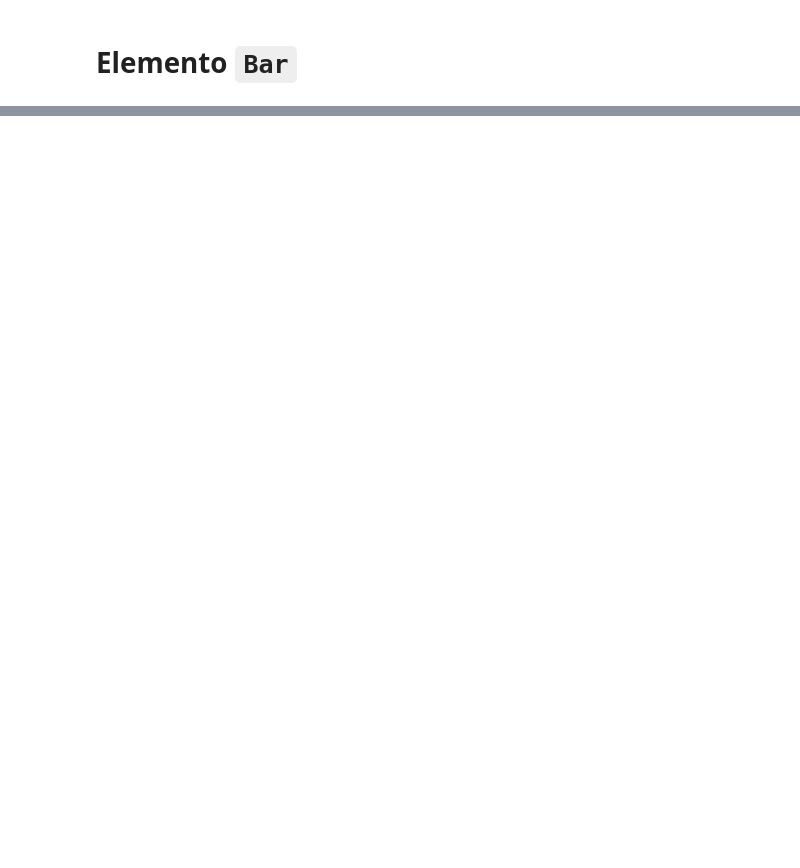
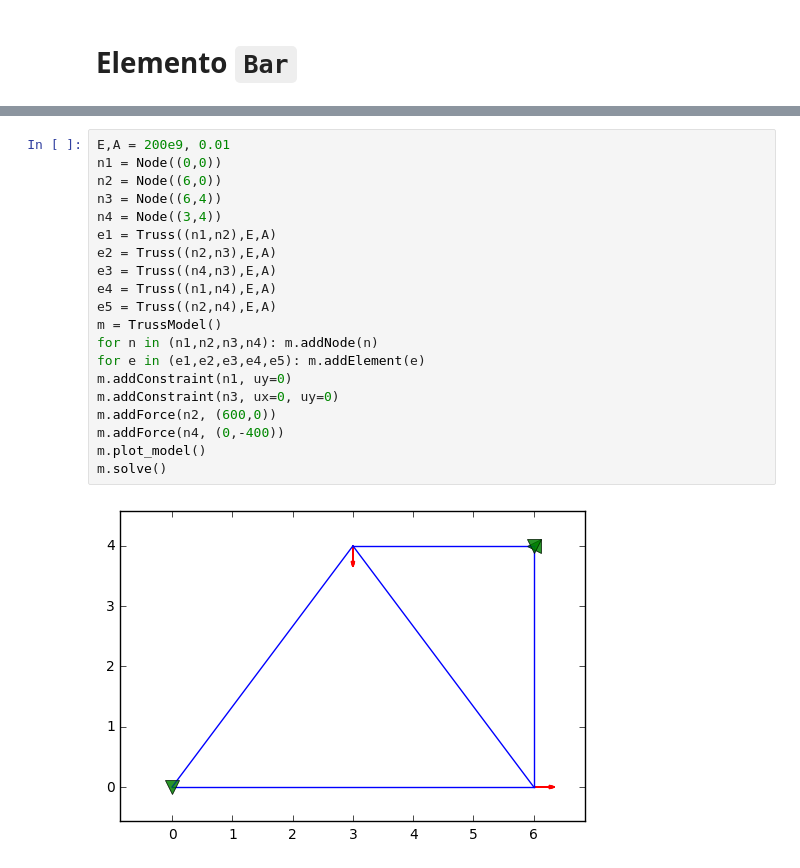
Before and after one commit to JorgeDeLosSantos/nusa, a Jupyter notebook: docs/nusa-info/es/truss-element.ipynb, the cells around one changed output, grey strips where cells are left out. Saved outputs shown, nothing was run; the diff lists cells and outputs as text; blank space fills up the shorter version.

```diff
--- a/docs/nusa-info/es/truss-element.ipynb
+++ b/docs/nusa-info/es/truss-element.ipynb
@@ -74,0 +89,22 @@ NODAL DISPLACEMENTS
+# %%
+E,A = 200e9, 0.01
+n1 = Node((0,0))
+n2 = Node((6,0))
+n3 = Node((6,4))
+n4 = Node((3,4))
+e1 = Truss((n1,n2),E,A)
+e2 = Truss((n2,n3),E,A)
+e3 = Truss((n4,n3),E,A)
+e4 = Truss((n1,n4),E,A)
+e5 = Truss((n2,n4),E,A)
+m = TrussModel()
+for n in (n1,n2,n3,n4): m.addNode(n)
+for e in (e1,e2,e3,e4,e5): m.addElement(e)
+m.addConstraint(n1, uy=0)
+m.addConstraint(n3, ux=0, uy=0)
+m.addForce(n2, (600,0))
+m.addForce(n4, (0,-400))
+m.plot_model()
+m.solve()
+# %% [output]
+[figure, added]
```
Also changed, not shown: parts of 7 cells of this notebook, 3 other files.
